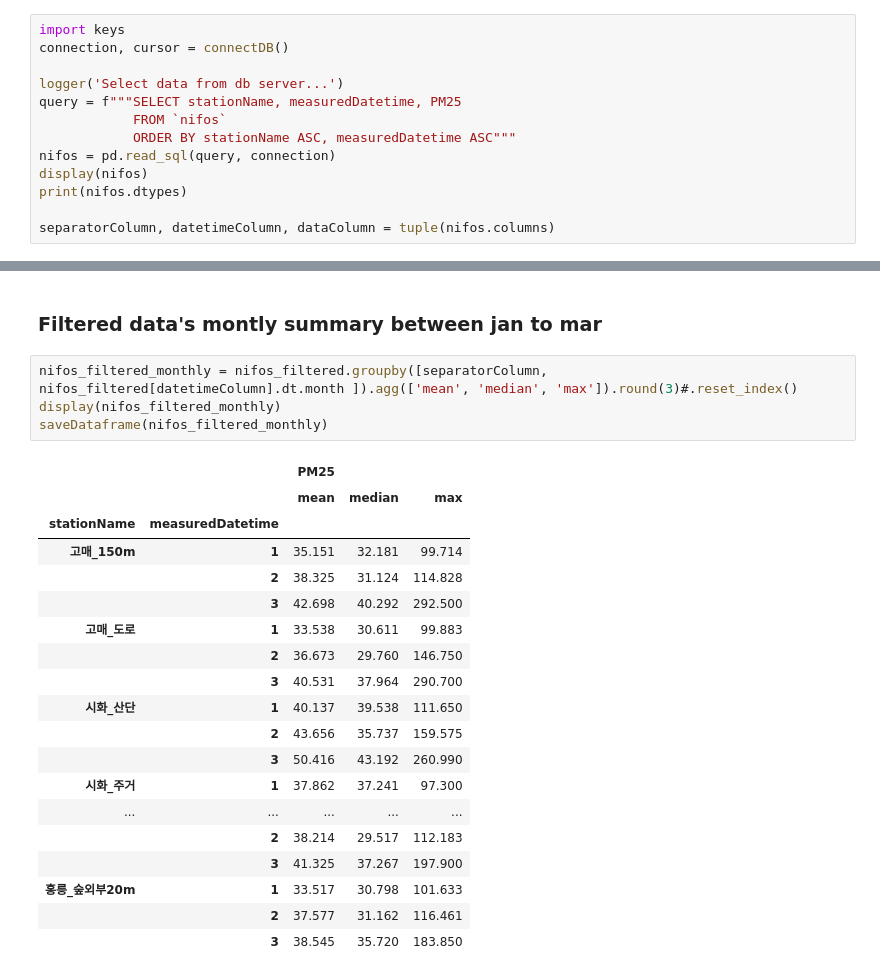
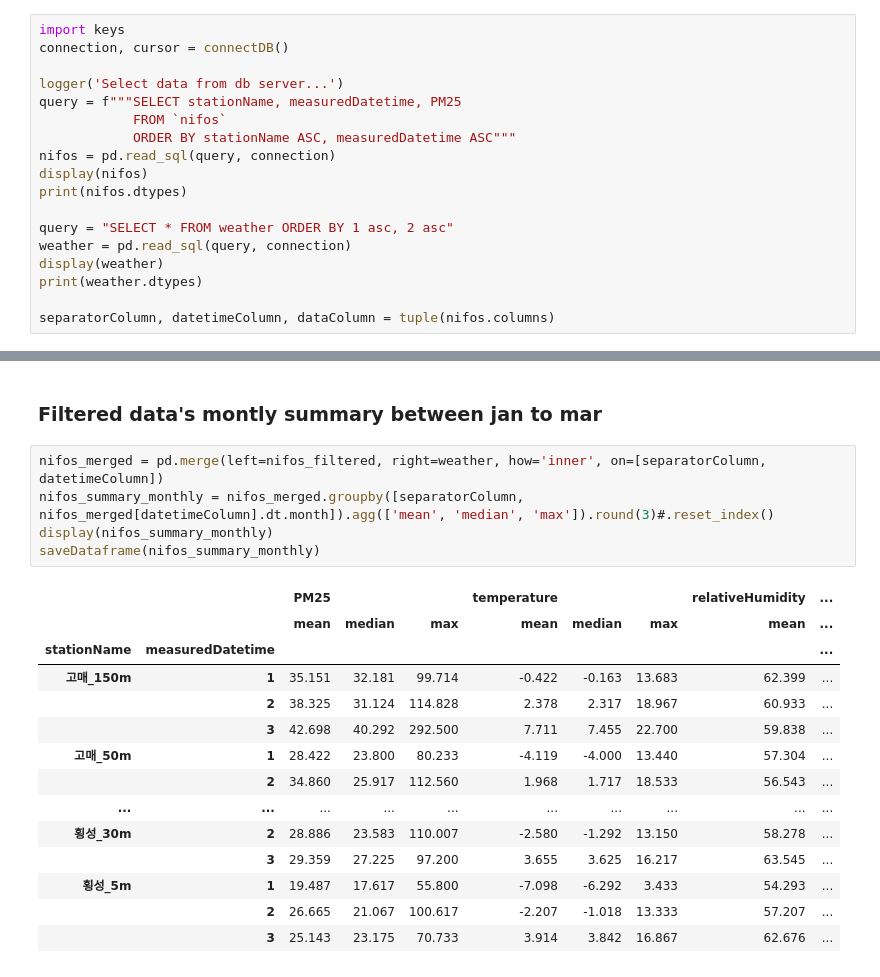
Before and after one commit to graphy-young/endslab, a Jupyter notebook: nifos/nifos_analysis.ipynb, the cells around one changed output, grey strips where cells are left out. Saved outputs shown, nothing was run; the diff lists cells and outputs as text.

Commit message:
add remove outliers & weather analysis

```diff
--- a/nifos/nifos_analysis.ipynb
+++ b/nifos/nifos_analysis.ipynb
@@ -102,5 +112,10 @@ nifos = pd.read_sql(query, connection)
 display(nifos)
 print(nifos.dtypes)
 
+query = "SELECT * FROM weather ORDER BY 1 asc, 2 asc"
+weather = pd.read_sql(query, connection)
+display(weather)
+print(weather.dtypes)
+
 separatorColumn, datetimeColumn, dataColumn = tuple(nifos.columns)
 # %% [output]
@@ -180,26 +251,22 @@ saveDataframe(nifos_filtered_summary)
 # %% [markdown]
 ### Filtered data's montly summary between jan to mar
 # %%
-nifos_filtered_monthly = nifos_filtered.groupby([separatorColumn, nifos_filtered[datetimeColumn].dt.month ]).agg(['mean', 'median', 'max']).round(3)#.reset_index()
-display(nifos_filtered_monthly)
-saveDataframe(nifos_filtered_monthly)
+nifos_merged = pd.merge(left=nifos_filtered, right=weather, how='inner', on=[separatorColumn, datetimeColumn])
+nifos_summary_monthly = nifos_merged.groupby([separatorColumn, nifos_merged[datetimeColumn].dt.month]).agg(['mean', 'median', 'max']).round(3)#.reset_index()
+display(nifos_summary_monthly)
+saveDataframe(nifos_summary_monthly)
 # %% [output]
-|  |  | PM25 |  |  |
-|  |  | mean | median | max |
-| stationName | measuredDatetime |  |  |  |
-| 고매_150m | 1 | 35.151 | 32.181 | 99.714 |
-|  | 2 | 38.325 | 31.124 | 114.828 |
-|  | 3 | 42.698 | 40.292 | 292.500 |
-| 고매_도로 | 1 | 33.538 | 30.611 | 99.883 |
-|  | 2 | 36.673 | 29.760 | 146.750 |
-|  | 3 | 40.531 | 37.964 | 290.700 |
-| 시화_산단 | 1 | 40.137 | 39.538 | 111.650 |
-|  | 2 | 43.656 | 35.737 | 159.575 |
-|  | 3 | 50.416 | 43.192 | 260.990 |
-| 시화_주거 | 1 | 37.862 | 37.241 | 97.300 |
-| ... | ... | ... | ... | ... |
-|  | 2 | 38.214 | 29.517 | 112.183 |
-|  | 3 | 41.325 | 37.267 | 197.900 |
-| 홍릉_숲외부20m | 1 | 33.517 | 30.798 | 101.633 |
-|  | 2 | 37.577 | 31.162 | 116.461 |
-|  | 3 | 38.545 | 35.720 | 183.850 |
+|  |  | PM25 |  |  | temperature |  |  | relativeHumidity | ... |
+|  |  | mean | median | max | mean | median | max | mean | ... |
+| stationName | measuredDatetime |  |  |  |  |  |  |  | ... |
+| 고매_150m | 1 | 35.151 | 32.181 | 99.714 | -0.422 | -0.163 | 13.683 | 62.399 | ... |
+|  | 2 | 38.325 | 31.124 | 114.828 | 2.378 | 2.317 | 18.967 | 60.933 | ... |
+|  | 3 | 42.698 | 40.292 | 292.500 | 7.711 | 7.455 | 22.700 | 59.838 | ... |
+| 고매_50m | 1 | 28.422 | 23.800 | 80.233 | -4.119 | -4.000 | 13.440 | 57.304 | ... |
+|  | 2 | 34.860 | 25.917 | 112.560 | 1.968 | 1.717 | 18.533 | 56.543 | ... |
+| ... | ... | ... | ... | ... | ... | ... | ... | ... | ... |
+| 횡성_30m | 2 | 28.886 | 23.583 | 110.007 | -2.580 | -1.292 | 13.150 | 58.278 | ... |
+|  | 3 | 29.359 | 27.225 | 97.200 | 3.655 | 3.625 | 16.217 | 63.545 | ... |
+| 횡성_5m | 1 | 19.487 | 17.617 | 55.800 | -7.098 | -6.292 | 3.433 | 54.293 | ... |
+|  | 2 | 26.665 | 21.067 | 100.617 | -2.207 | -1.018 | 13.333 | 57.207 | ... |
+|  | 3 | 25.143 | 23.175 | 70.733 | 3.914 | 3.842 | 16.867 | 62.676 | ... |
```
Also changed, not shown: parts of 10 cells of this notebook.
